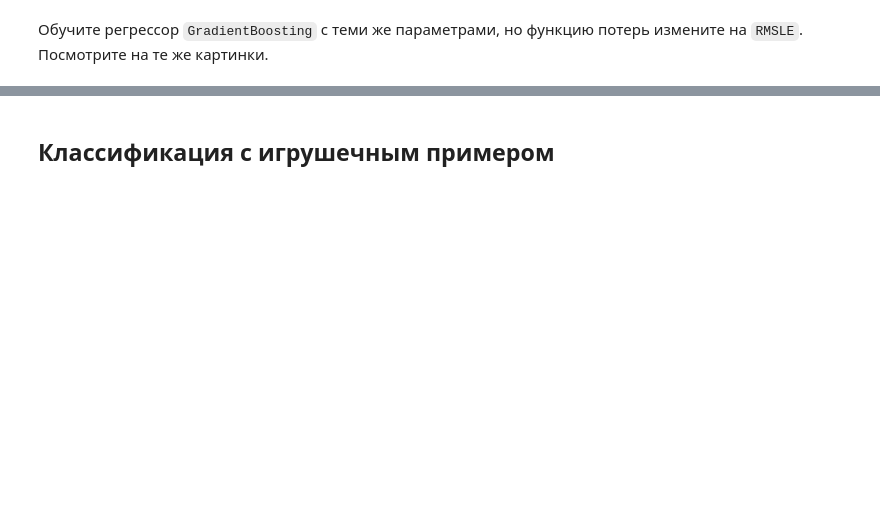
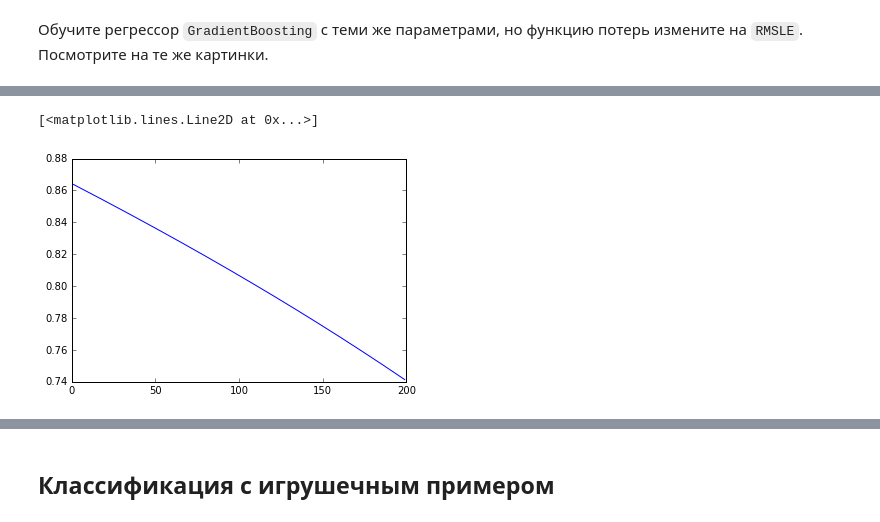
Before and after one commit to borowis/mlcourse_open, a Jupyter notebook: jupyter_notebooks/topic10_boosting/my_hw10_implement_boostinga.ipynb, the cells around one changed output, grey strips where cells are left out. Drawn from its saved outputs; the diff is of its cells as text; code cells hidden in the pictures; blank space fills up the shorter version.

```diff
--- a/jupyter_notebooks/topic10_boosting/my_hw10_implement_boostinga.ipynb
+++ b/jupyter_notebooks/topic10_boosting/my_hw10_implement_boostinga.ipynb
@@ -154,2 +236,5 @@ plt.scatter(X_regr_toy, y_regr_toy);
 # %% [markdown]
 Обучите регрессор `GradientBoosting` с теми же параметрами, но функцию потерь измените на `RMSLE`. Посмотрите на те же картинки.
+# %%
+gbm = GradientBoosting(loss='rmsle', n_estimators=200, learning_rate=0.1, max_depth=3)
+gbm.fit(X_regr_toy, y_regr_toy)
@@ -155,0 +244,5 @@ plt.scatter(X_regr_toy, y_regr_toy);
+# %%
+plt.plot(gbm.loss_by_iter_)
+# %% [output]
+[<matplotlib.lines.Line2D at 0x...>]
+[figure, added]
```
Also changed, not shown: parts of 27 cells of this notebook.
